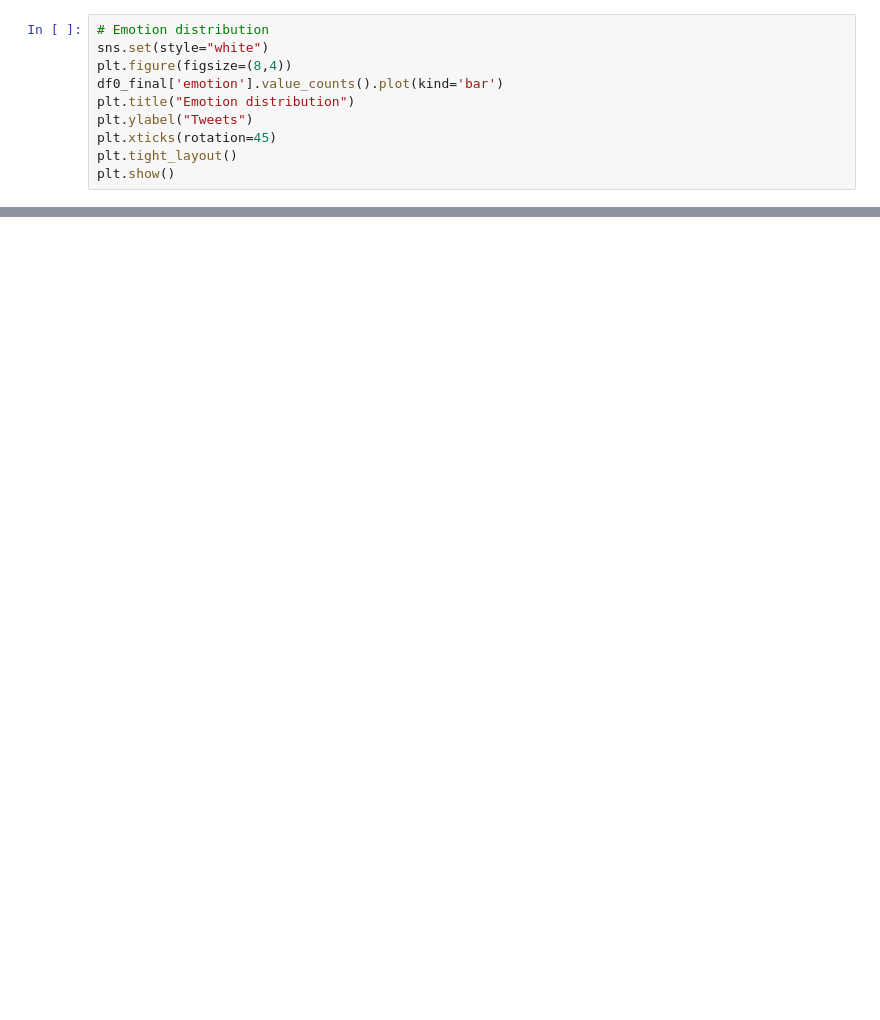
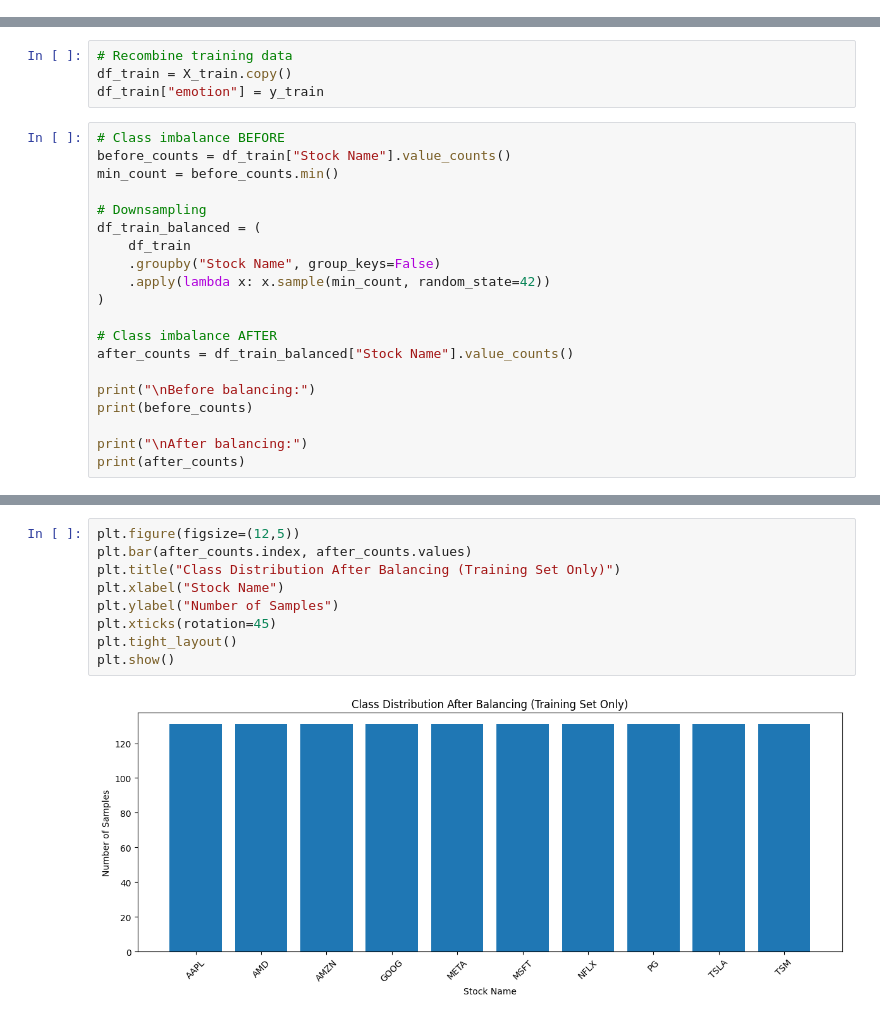
Before and after one commit to Abhinav0909/Stock-Prediction-using-Contrastive-Learning, a Jupyter notebook: Stock Prediction.ipynb, the cells around one changed output, grey strips where cells are left out. Cells and saved outputs as stored; diff of their text form; blank space fills up the shorter version.

Commit message:
Add stock prediction notebook

```diff
--- a/Stock Prediction.ipynb
+++ b/Stock Prediction.ipynb
@@ -667,10 +0,0 @@ df0_final.describe(include="all")
-# %%
-# Emotion distribution
-sns.set(style="white")
-plt.figure(figsize=(8,4))
-df0_final['emotion'].value_counts().plot(kind='bar')
-plt.title("Emotion distribution")
-plt.ylabel("Tweets")
-plt.xticks(rotation=45)
-plt.tight_layout()
-plt.show()
@@ -1063,0 +46,24 @@ merged_test_df.isnull().sum()
+# %%
+# Recombine training data
+df_train = X_train.copy()
+df_train["emotion"] = y_train
+# %%
+# Class imbalance BEFORE
+before_counts = df_train["Stock Name"].value_counts()
+min_count = before_counts.min()
+
+# Downsampling
+df_train_balanced = (
+    df_train
+    .groupby("Stock Name", group_keys=False)
+    .apply(lambda x: x.sample(min_count, random_state=42))
+)
+
+# Class imbalance AFTER
+after_counts = df_train_balanced["Stock Name"].value_counts()
+
+print("\nBefore balancing:")
+print(before_counts)
+
+print("\nAfter balancing:")
+print(after_counts)
@@ -1063,0 +88,11 @@ merged_test_df.isnull().sum()
+# %%
+plt.figure(figsize=(12,5))
+plt.bar(after_counts.index, after_counts.values)
+plt.title("Class Distribution After Balancing (Training Set Only)")
+plt.xlabel("Stock Name")
+plt.ylabel("Number of Samples")
+plt.xticks(rotation=45)
+plt.tight_layout()
+plt.show()
+# %% [output]
+[figure, added]
```
Also changed, not shown: parts of 79 cells of this notebook.
